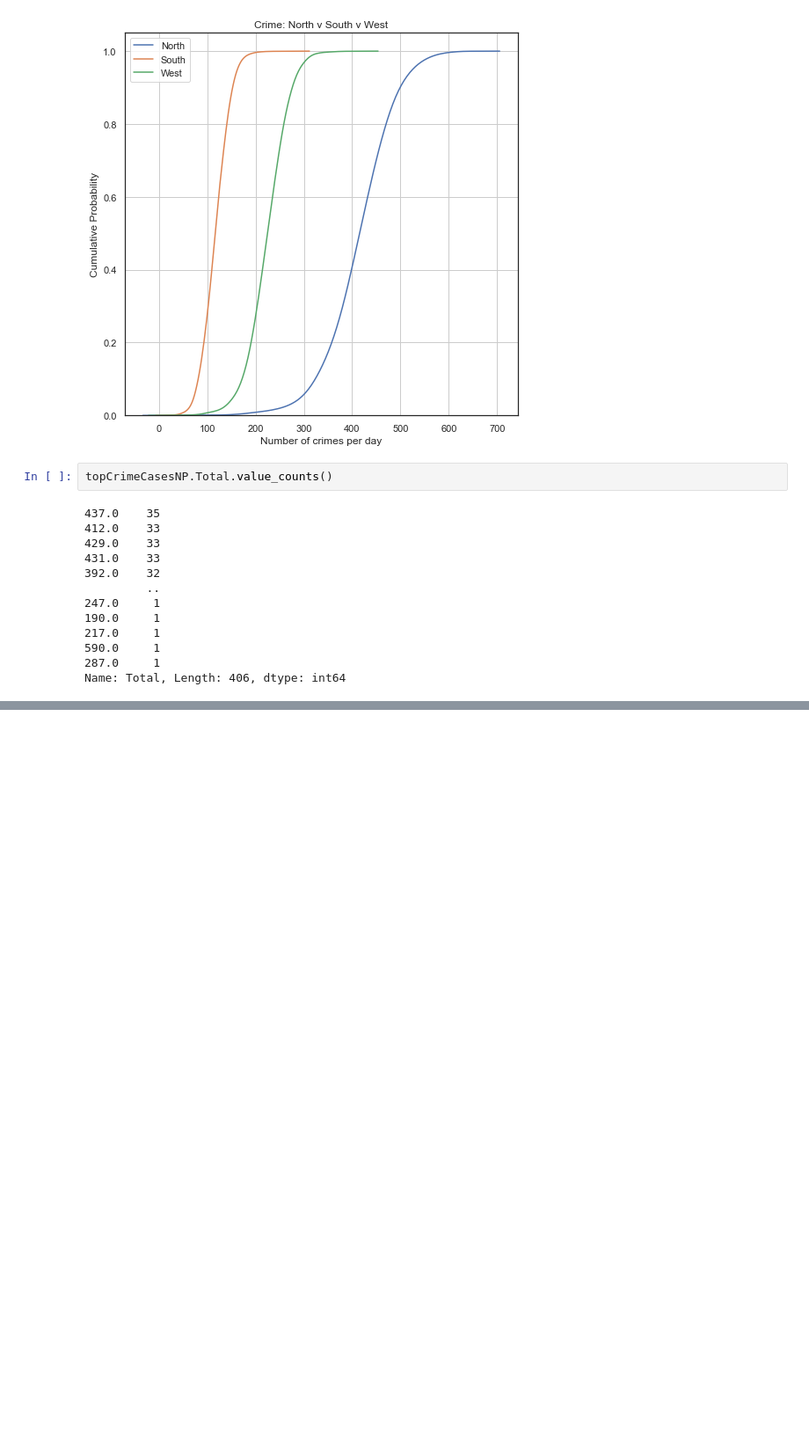
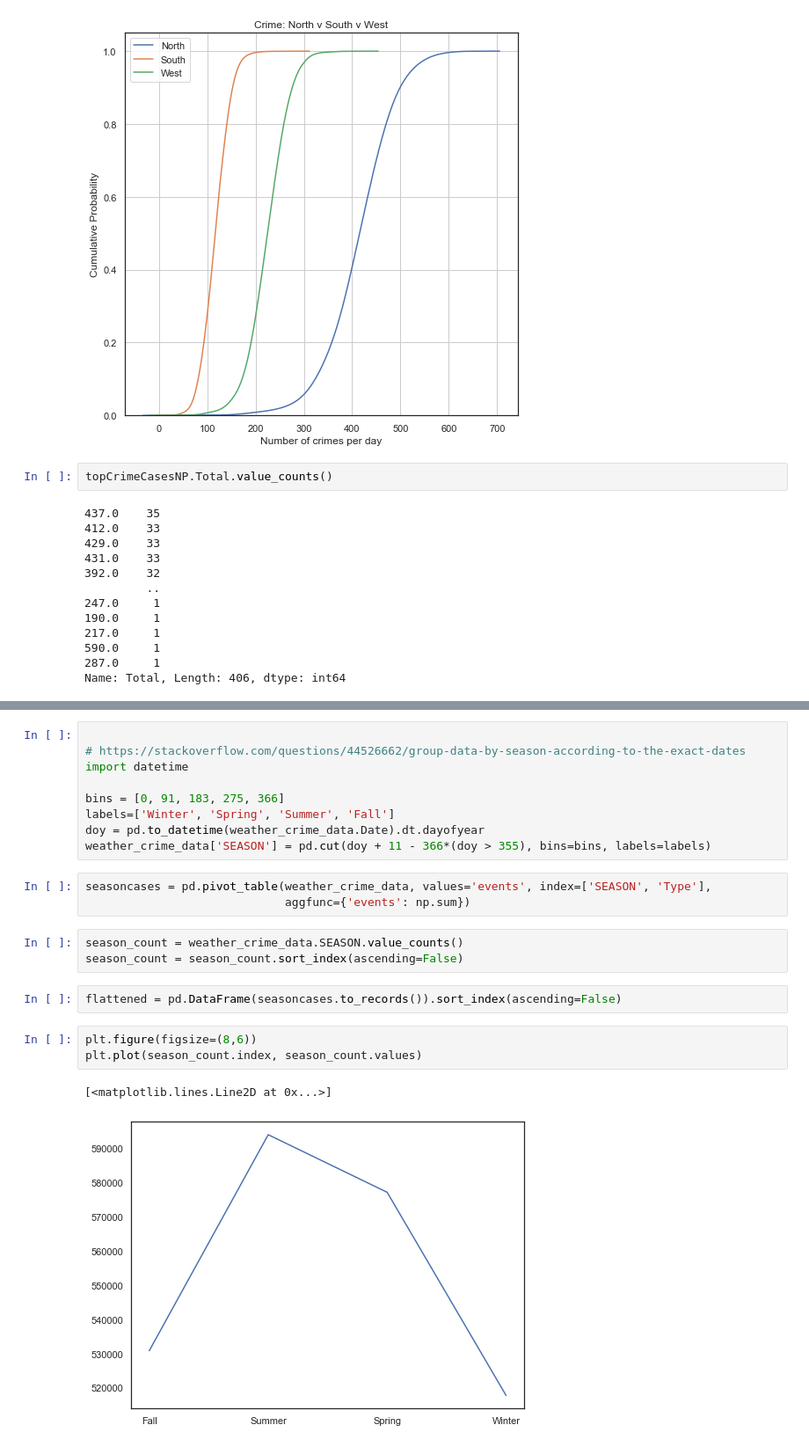
Before and after one commit to hongson6/Crime-in-Philadelphia, a Jupyter notebook: Crime/crimeDataAnalysis.ipynb, the cells around one changed output, grey strips where cells are left out. Shown at 88% size. Cells and saved outputs as stored; diff of their text form; blank space fills up the shorter version.

```diff
--- a/Crime/crimeDataAnalysis.ipynb
+++ b/Crime/crimeDataAnalysis.ipynb
@@ -788,0 +841,23 @@ Name: Total, Length: 406, dtype: int64
+# %%
+
+# https://stackoverflow.com/questions/44526662/group-data-by-season-according-to-the-exact-dates
+import datetime
+
+bins = [0, 91, 183, 275, 366]
+labels=['Winter', 'Spring', 'Summer', 'Fall']
+doy = pd.to_datetime(weather_crime_data.Date).dt.dayofyear
+weather_crime_data['SEASON'] = pd.cut(doy + 11 - 366*(doy > 355), bins=bins, labels=labels)
+# %%
+seasoncases = pd.pivot_table(weather_crime_data, values='events', index=['SEASON', 'Type'],
+                             aggfunc={'events': np.sum})
+# %%
+season_count = weather_crime_data.SEASON.value_counts()
+season_count = season_count.sort_index(ascending=False)
+# %%
+flattened = pd.DataFrame(seasoncases.to_records()).sort_index(ascending=False)
+# %%
+plt.figure(figsize=(8,6))
+plt.plot(season_count.index, season_count.values)
+# %% [output]
+[<matplotlib.lines.Line2D at 0x...>]
+[figure, added]
```
Also changed, not shown: parts of 17 cells of this notebook, 2 other files.
